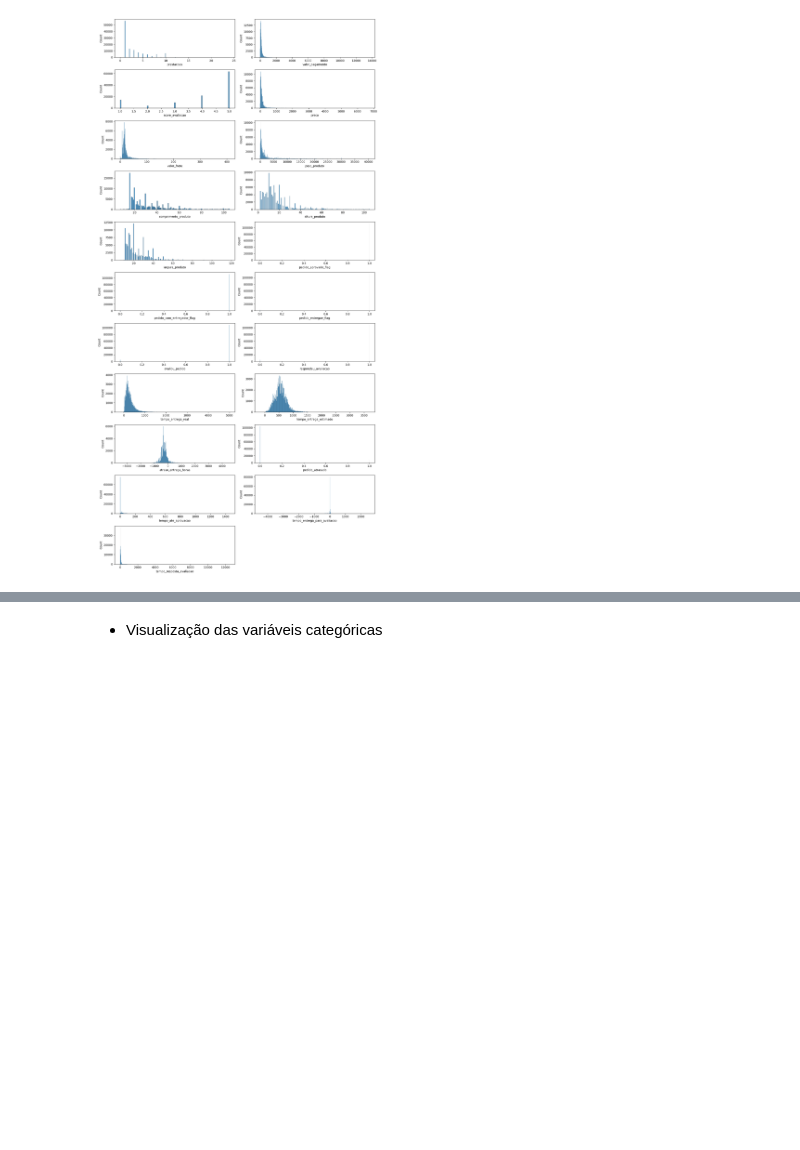
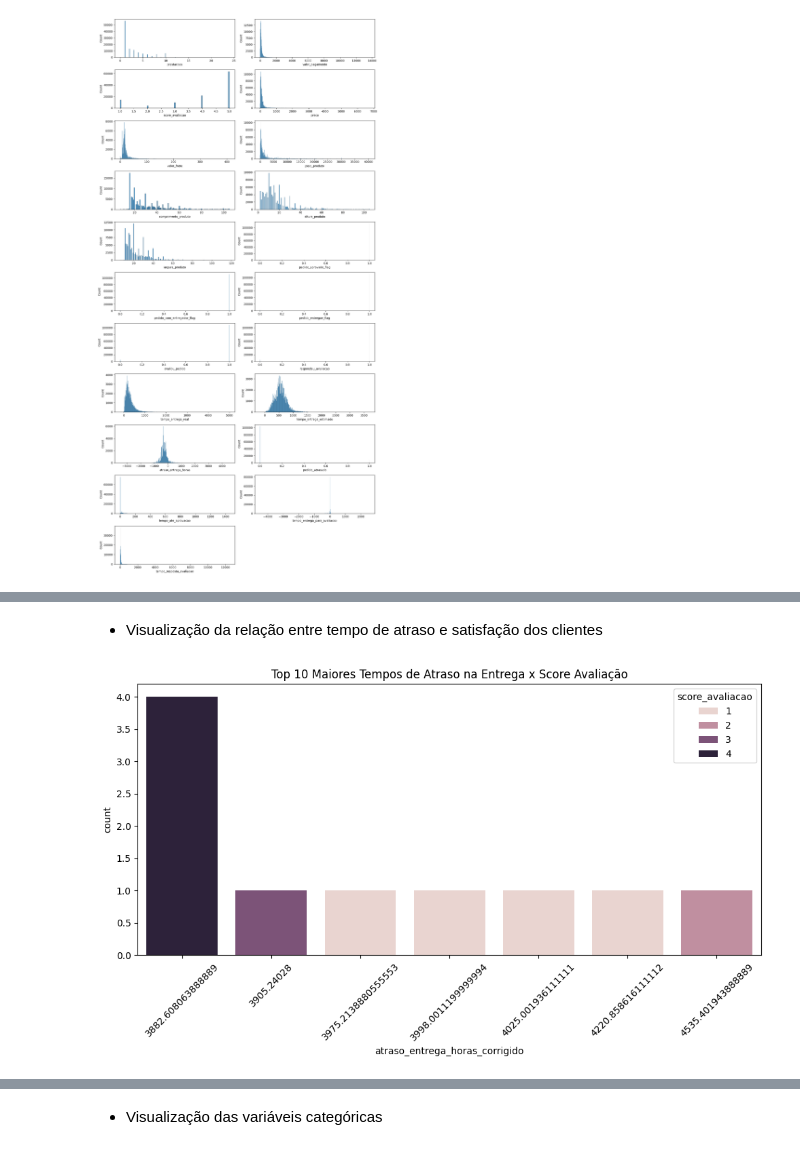
Before and after one commit to ana-ruth-bezerra/data_analysis, a Jupyter notebook: notebooks/01_exploratory_analysis.ipynb, the cells around one changed output, grey strips where cells are left out. Drawn from its saved outputs; the diff is of its cells as text; code cells hidden in the pictures; blank space fills up the shorter version.

```diff
--- a/notebooks/01_exploratory_analysis.ipynb
+++ b/notebooks/01_exploratory_analysis.ipynb
@@ -746,0 +836,12 @@ for j in range(idx + 1, len(axes)):
+# %% [markdown]
+- Visualização da relação entre tempo de atraso e satisfação dos clientes
+# %%
+df_maiores_tempos = df[df['atraso_entrega_horas_corrigido'].notnull()].sort_values('atraso_entrega_horas_corrigido', ascending=True).tail(10)
+plt.figure(figsize=(10, 6))
+ax = sns.countplot(data=df_maiores_tempos, x="atraso_entrega_horas_corrigido", hue="score_avaliacao")
+plt.title("Top 10 Maiores Tempos de Atraso na Entrega x Score Avaliação")
+plt.xticks(rotation=45)
+plt.tight_layout()
+plt.show()
+# %% [output]
+[figure, added]
```
Also changed, not shown: parts of 27 cells of this notebook.
